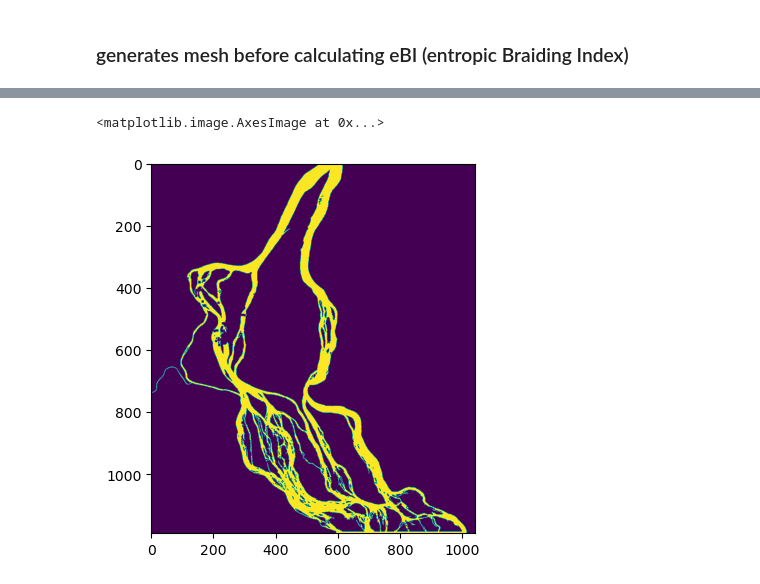
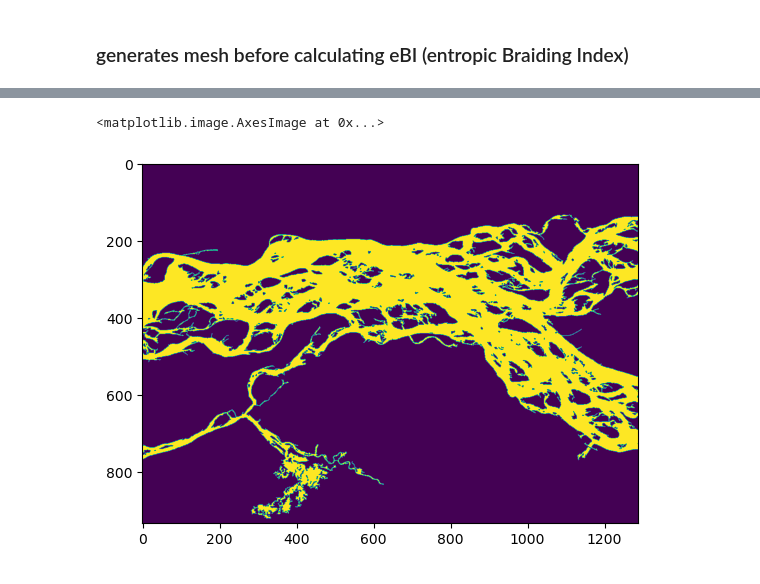
Before and after one commit to feifeixzhao/eBIcalculator, a Jupyter notebook: mesh_maker.ipynb, the cells around one changed output, grey strips where cells are left out. Saved outputs shown, nothing was run; the diff lists cells and outputs as text; code cells hidden in the pictures.

```diff
--- a/mesh_maker.ipynb
+++ b/mesh_maker.ipynb
@@ -60,15 +60,17 @@ All images processed.
 # %% [markdown]
 ### generates mesh before calculating eBI (entropic Braiding Index)
+# %%
+river_name = 'Parana_Chapeton'
 # %%
+name = river_name.split('_')[0]
 # Define the path to the georeferenced binary image.
-mask_path =r"C:\Users\Feifei\PHD\Landsat_watermasks\ebi_results\Mekong_Kratie\Mekong_cropped.tif"
-# Results will be saved with this name
-name = 'Mekong'
+mask_path = r"C:\Users\Feifei\Box\BR_remote_sensing\ebi_results\{}\{}_cropped.tif".format(river_name, name)
+
 # Where to store RivGraph-generated geotiff and geovector files.
-results_folder = r'C:\Users\Feifei\PHD\Landsat_watermasks\ebi_results\Mekong_Kratie\rivgraph'
+results_folder = r'C:\Users\Feifei\Box\BR_remote_sensing\ebi_results\{}\rivgraph'.format(river_name)
+
 # Set the exit sides of the river relative to the image.
-es = 'NS' # The first character is the upstream side
-# Boot up the river class! We set verbose=True to see progress of processing.
+es = 'SN' # The first character is the upstream side
 River = river(name, mask_path, results_folder, exit_sides=es, verbose=True)
 plt.imshow(River.Imask)
 # %% [output]
@@ -78,17 +80,19 @@ plt.imshow(River.Imask)
 # %%
-
-# Remove isolated water bodies, pad river
-River.Imask= iu.largest_blobs(River.Imask, nlargest=1, action='keep')
 # Fill small holes in the mask
 River.Imask=iu.fill_holes(River.Imask, maxholesize=5)
-River.Imask, pads = m2g.cap_river_im(River.Imask, es, capsize=5)
+River.Imask=iu.largest_blobs(River.Imask, nlargest=1, action='keep')
+#River.Imask, pads = m2g.cap_river_im(River.Imask, es, capsize=5)
+#River.compute_network()
+#River.prune_network()
+#River.compute_link_width_and_length()
+#River.to_geovectors('network', ftype='json')
 
 plt.imshow(River.Imask)
 #io.write_geotiff(River.Imask, River.gt, River.wkt, r"C:\Users\Feifei\Box\BR_remote_sensing\figures\parana ", dtype=gdal.GDT_UInt16,
                   #options=['COMPRESS=LZW'])
 # %% [output]
 <matplotlib.image.AxesImage at 0x...>
-[figure, old version]
+[figure, new version]
 # %%
 from rivgraph.ordered_set import OrderedSet
 
```
Also changed, not shown: parts of 4 cells of this notebook, 10 other files.
